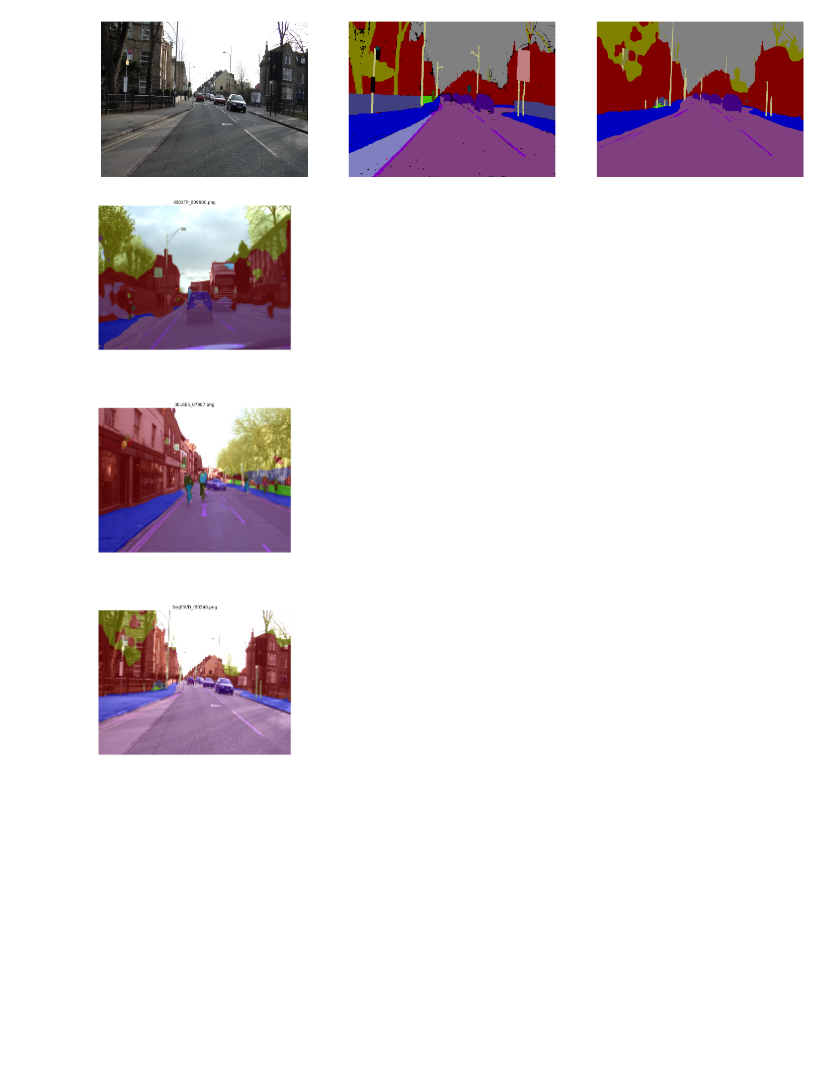
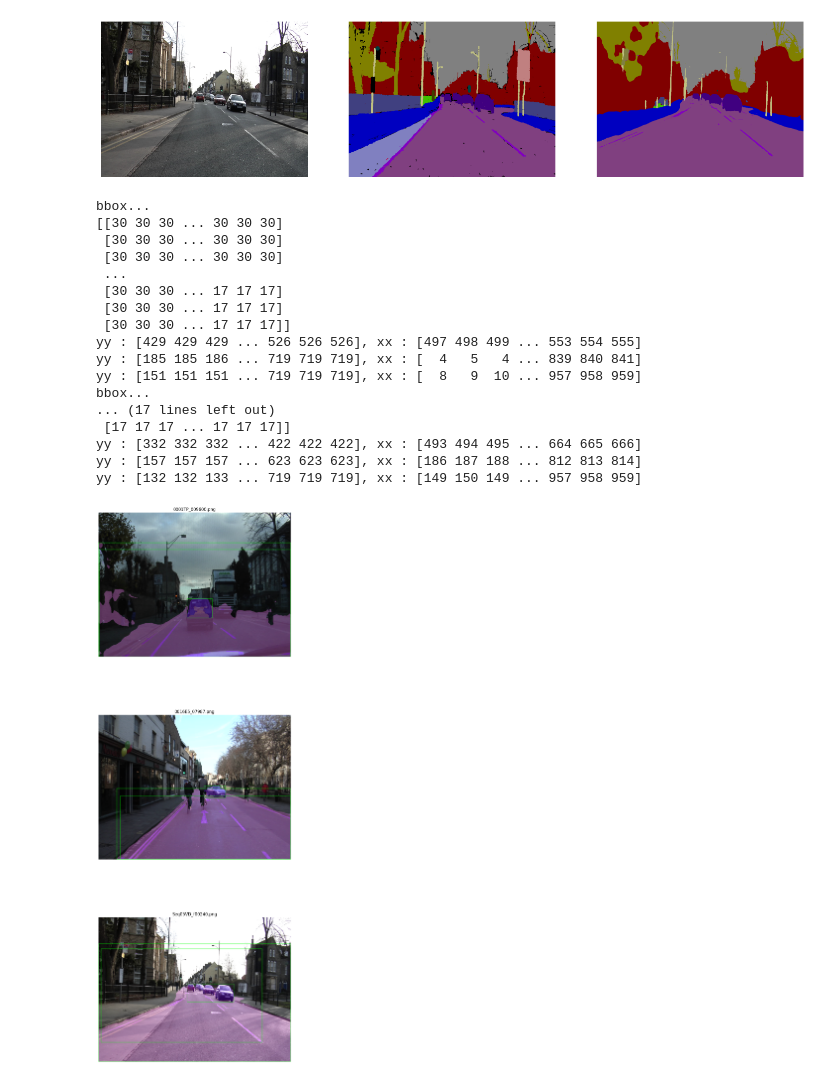
Before and after one commit to stjdans/camvid-pj, a Jupyter notebook: main.ipynb, the cells around one changed output. Cells and saved outputs as stored; diff of their text form; code cells hidden in the pictures; blank space fills up the shorter version.

```diff
--- a/main.ipynb
+++ b/main.ipynb
@@ -151,6 +151,7 @@ for img_path, label_path in zip(image_paths, label_paths):
 # %%
 import cv2
 
+# 이미지에 마스크 이미지 오버레이
 def overlay_img(origin, mask):
     origin = (origin * 255).astype(np.uint8)
     mask = mask.astype(np.uint8)
@@ -160,9 +161,11 @@ def overlay_img(origin, mask):
     gamma = 0.0
 
     img = cv2.addWeighted(origin, alpha, mask, beta, gamma)
+    # img = cv2.cvtColor(img, cv2.COLOR_BGR2RGB)
 
     return img
 
+# 오리지널 이미지와 마스크 클래스 이미지 가져오기
 def get_origin_and_mask(path):
     origin = np.array(plt.imread(path))
     pred = model.predict(origin[np.newaxis])
@@ -172,19 +175,69 @@ def get_origin_and_mask(path):
 
     return origin, pred_mask_class
 
-def filter_class(mask_class, list):
+# 클래스 필터링 후 나머지 void 처리
+def filter_class(mask_class, list, void=30):
     mask = np.isin(mask_class, list)
     filtered = mask_class * mask
+    filtered[filtered == 0] = void
     return filtered
+
+def bbox(mask_class, n_class=32, ignored=[30]):
+    print('bbox...')
+    print(mask_class)
+    boxes = []
+    for i in range(n_class):
+        if i in ignored:
+            continue
+
+        yy, xx = np.where(mask_class == i)
+        if(len(yy) == 0 or len(xx) == 0):
+            continue
+
+        print(f'yy : {yy}, xx : {xx}')
+        x_min, x_max = xx.min(), xx.max()
+        y_min, y_max = yy.min(), yy.max()
+
+        boxes.append([(x_min, y_min), (x_max, y_max)])
+
+    return boxes
+
+def draw_bbox(img, bbox):
+    img_copy = img.copy()
+
+    for box in bbox:
+        cv2.rectangle(img_copy, box[0], box[1], (0, 255, 0), 1, cv2.LINE_AA)
+
+    return img_copy
 # %%
 plt.figure(figsize=(10, 30))
 for i, img_path in enumerate(image_paths):
     origin, pred_mask_class = get_origin_and_mask(img_path)
-    pred_mask_color = np.array(class_colormap)[pred_mask_class]
+    filtered = filter_class(pred_mask_class, [5, 10, 17])
+    pred_mask_color = np.array(class_colormap)[filtered]
     overlay = overlay_img(origin, pred_mask_color)
+    boxes = bbox(filtered)
+    bbox_img = draw_bbox(overlay, boxes)
     plt.subplot(len(image_paths), 1, i+1)
-    plt.imshow(overlay)
+    plt.imshow(bbox_img)
     plt.title(os.path.split(img_path)[1])
     plt.axis('off')
 # %% [output]
+bbox...
+[[30 30 30 ... 30 30 30]
+ [30 30 30 ... 30 30 30]
+ [30 30 30 ... 30 30 30]
+ ...
+ [30 30 30 ... 17 17 17]
+ [30 30 30 ... 17 17 17]
+ [30 30 30 ... 17 17 17]]
+yy : [429 429 429 ... 526 526 526], xx : [497 498 499 ... 553 554 555]
+yy : [185 185 186 ... 719 719 719], xx : [  4   5   4 ... 839 840 841]
+yy : [151 151 151 ... 719 719 719], xx : [  8   9  10 ... 957 958 959]
+bbox...
+... (17 lines left out)
+ [17 17 17 ... 17 17 17]]
+yy : [332 332 332 ... 422 422 422], xx : [493 494 495 ... 664 665 666]
+yy : [157 157 157 ... 623 623 623], xx : [186 187 188 ... 812 813 814]
+yy : [132 132 133 ... 719 719 719], xx : [149 150 149 ... 957 958 959]
-[figure, old version]
+[figure, new version]
```
